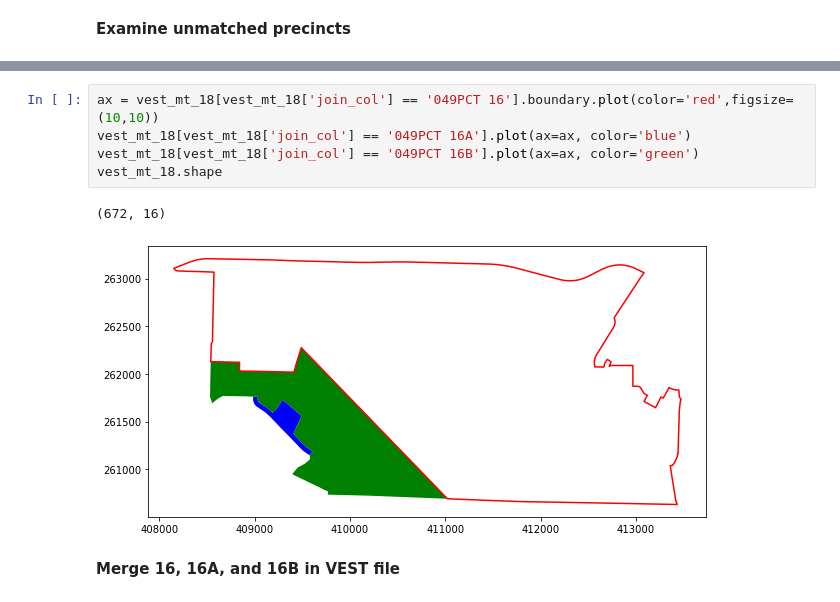
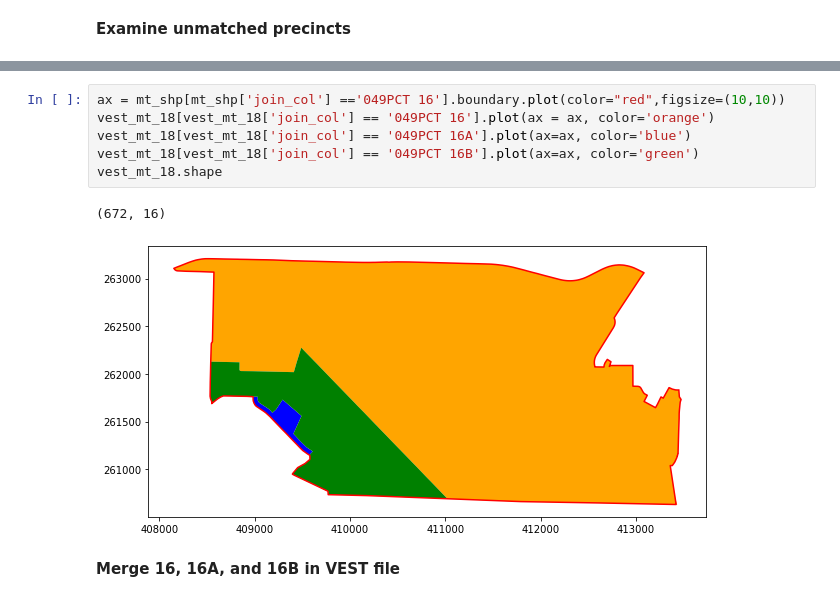
Before and after one commit to nonpartisan-redistricting-datahub/pdv-mt, a Jupyter notebook: vest-mt-2018/vest-mt-2018-validation.ipynb, the cells around one changed output, grey strips where cells are left out. Cells and saved outputs as stored; diff of their text form.

```diff
--- a/vest-mt-2018/vest-mt-2018-validation.ipynb
+++ b/vest-mt-2018/vest-mt-2018-validation.ipynb
@@ -608,11 +632,12 @@ mt_shp[mt_shp['join_col'] =='049PCT 16'].plot(figsize=(10,10))
 # %%
-ax = vest_mt_18[vest_mt_18['join_col'] == '049PCT 16'].boundary.plot(color='red',figsize=(10,10))
+ax = mt_shp[mt_shp['join_col'] =='049PCT 16'].boundary.plot(color="red",figsize=(10,10))
+vest_mt_18[vest_mt_18['join_col'] == '049PCT 16'].plot(ax = ax, color='orange')
 vest_mt_18[vest_mt_18['join_col'] == '049PCT 16A'].plot(ax=ax, color='blue')
 vest_mt_18[vest_mt_18['join_col'] == '049PCT 16B'].plot(ax=ax, color='green')
 vest_mt_18.shape
 # %% [output]
 (672, 16)
-[figure, old version]
+[figure, new version]
 # %% [markdown]
 **Merge 16, 16A, and 16B in VEST file**
 # %%
```
Also changed, not shown: parts of 14 cells of this notebook.
